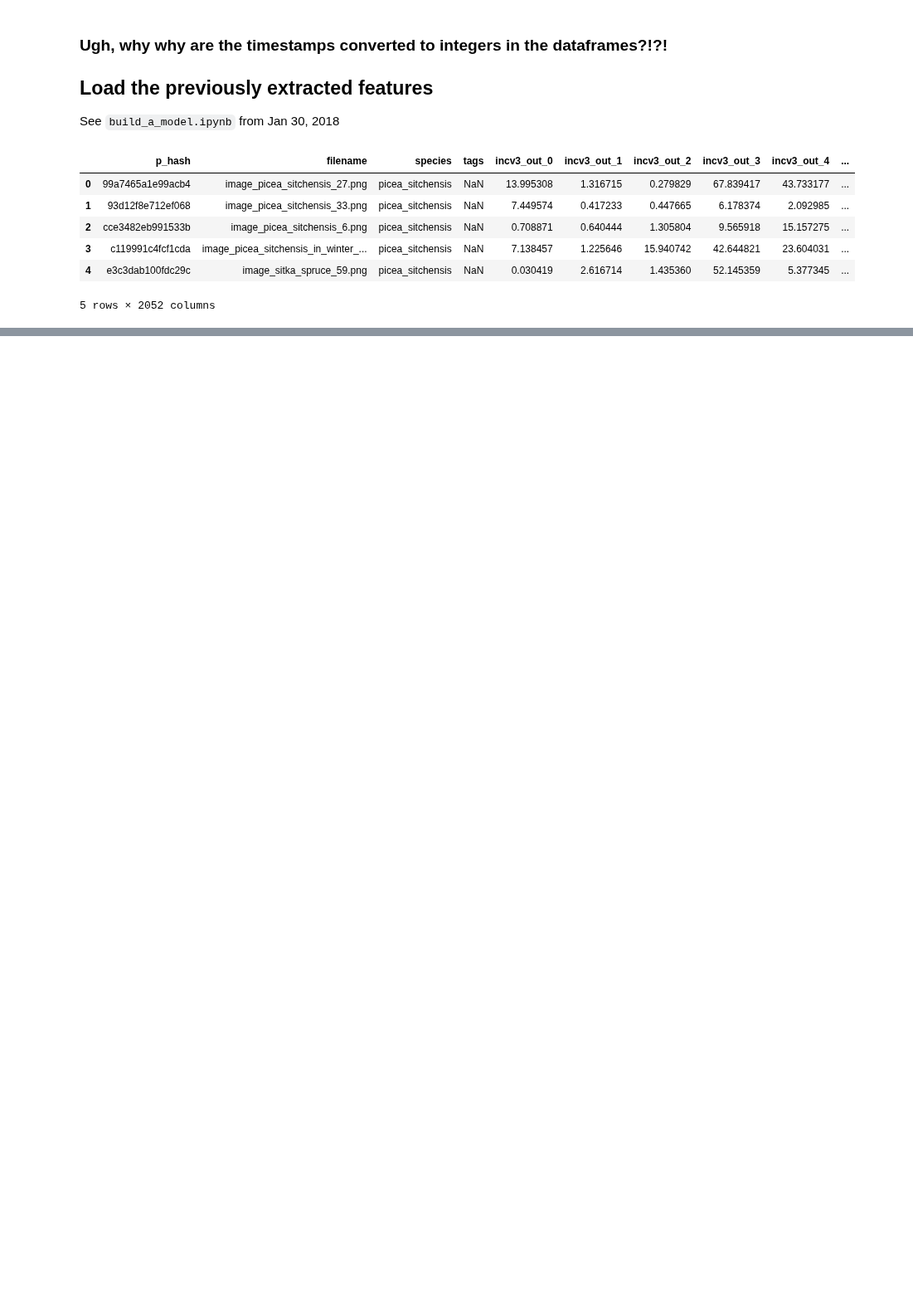
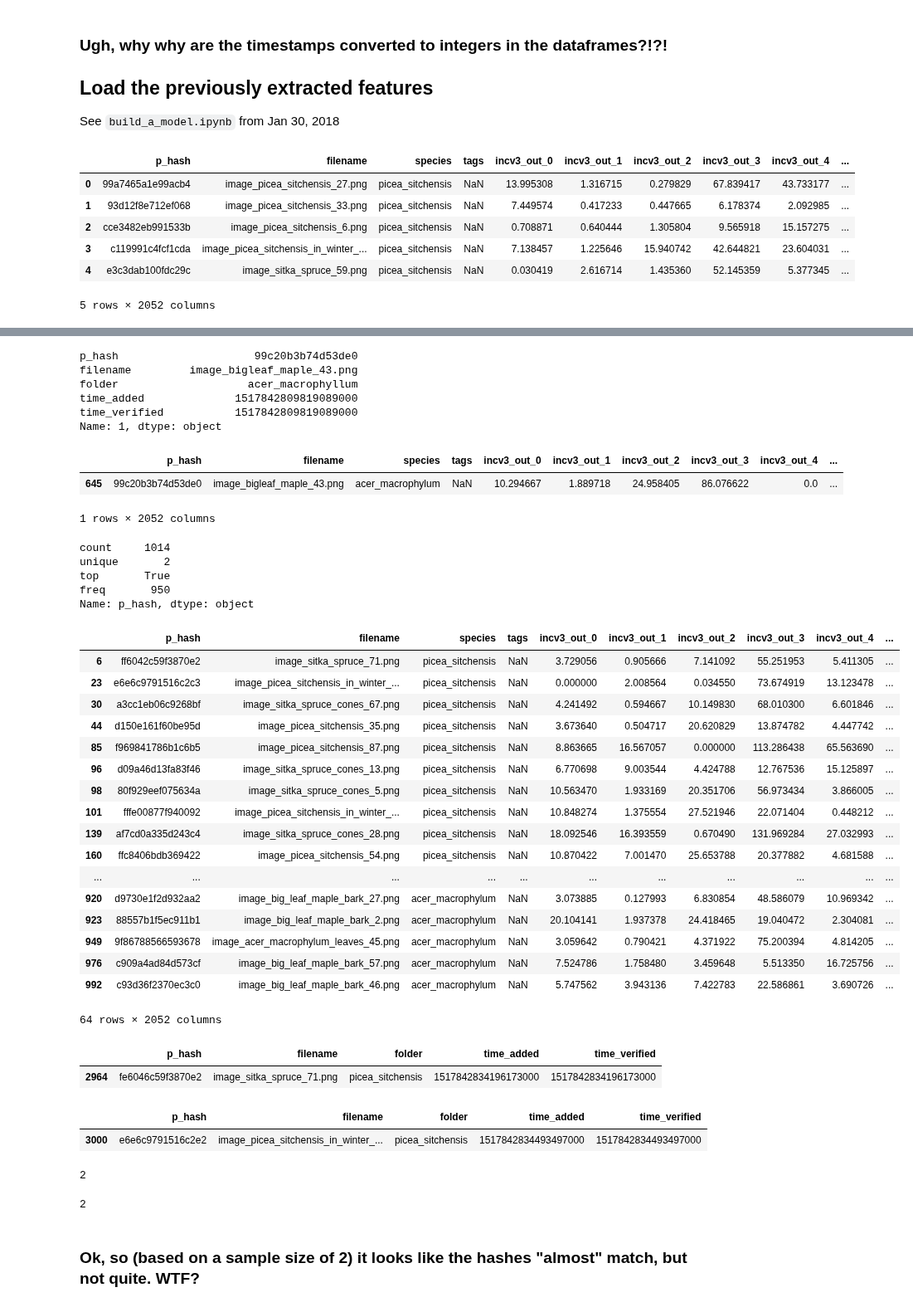
Before and after one commit to NathanielBlairStahn/tree-logic, a Jupyter notebook: notebooks_gb_3_classes/update_image_paths.ipynb, the cells around one changed output, grey strips where cells are left out. Shown at 83% size. Cells and saved outputs as stored; diff of their text form; code cells hidden in the pictures; blank space fills up the shorter version.

Commit message:
load original features df, discover that some hashes don't match - wtf?

```diff
--- a/notebooks_gb_3_classes/update_image_paths.ipynb
+++ b/notebooks_gb_3_classes/update_image_paths.ipynb
@@ -104,0 +142,3 @@ tree_features_df.head()
+# %%
+tree_features_df.loc[:,'p_hash'] = tree_features_df['p_hash'].apply(imagehash.hex_to_hash)
+tree_features_df.loc[0,'p_hash']
@@ -104,0 +198,69 @@ tree_features_df.head()
+# %%
+manager.image_df.loc[1,:] #This image should be in both dataframes
+# %% [output]
+p_hash                     99c20b3b74d53de0
+filename         image_bigleaf_maple_43.png
+folder                    acer_macrophyllum
+time_added              1517842809819089000
+time_verified           1517842809819089000
+Name: 1, dtype: object
+# %%
+tree_features_df[tree_features_df['p_hash'] == manager.image_df.loc[1,'p_hash']] #Yes, it's in both, with the same name
+# %% [output]
+|  | p_hash | filename | species | tags | incv3_out_0 | incv3_out_1 | incv3_out_2 | incv3_out_3 | incv3_out_4 | ... |
+| 645 | 99c20b3b74d53de0 | image_bigleaf_maple_43.png | acer_macrophylum | NaN | 10.294667 | 1.889718 | 24.958405 | 86.076622 | 0.0 | ... |
+1 rows × 2052 columns
+# %%
+tree_features_df['p_hash'].isin(manager.image_df['p_hash']).describe()
+#Try indexing the other way -- still only 950 matches
+# %% [output]
+count     1014
+unique       2
+top       True
+freq       950
+Name: p_hash, dtype: object
+# %%
+tree_features_df[~tree_features_df['p_hash'].isin(manager.image_df['p_hash'])] #Let's look at what's missing:
+# %% [output]
+|  | p_hash | filename | species | tags | incv3_out_0 | incv3_out_1 | incv3_out_2 | incv3_out_3 | incv3_out_4 | ... |
+| 6 | ff6042c59f3870e2 | image_sitka_spruce_71.png | picea_sitchensis | NaN | 3.729056 | 0.905666 | 7.141092 | 55.251953 | 5.411305 | ... |
+| 23 | e6e6c9791516c2c3 | image_picea_sitchensis_in_winter_... | picea_sitchensis | NaN | 0.000000 | 2.008564 | 0.034550 | 73.674919 | 13.123478 | ... |
+| 30 | a3cc1eb06c9268bf | image_sitka_spruce_cones_67.png | picea_sitchensis | NaN | 4.241492 | 0.594667 | 10.149830 | 68.010300 | 6.601846 | ... |
+| 44 | d150e161f60be95d | image_picea_sitchensis_35.png | picea_sitchensis | NaN | 3.673640 | 0.504717 | 20.620829 | 13.874782 | 4.447742 | ... |
+| 85 | f969841786b1c6b5 | image_picea_sitchensis_87.png | picea_sitchensis | NaN | 8.863665 | 16.567057 | 0.000000 | 113.286438 | 65.563690 | ... |
+| 96 | d09a46d13fa83f46 | image_sitka_spruce_cones_13.png | picea_sitchensis | NaN | 6.770698 | 9.003544 | 4.424788 | 12.767536 | 15.125897 | ... |
+| 98 | 80f929eef075634a | image_sitka_spruce_cones_5.png | picea_sitchensis | NaN | 10.563470 | 1.933169 | 20.351706 | 56.973434 | 3.866005 | ... |
+| 101 | fffe00877f940092 | image_picea_sitchensis_in_winter_... | picea_sitchensis | NaN | 10.848274 | 1.375554 | 27.521946 | 22.071404 | 0.448212 | ... |
+| 139 | af7cd0a335d243c4 | image_sitka_spruce_cones_28.png | picea_sitchensis | NaN | 18.092546 | 16.393559 | 0.670490 | 131.969284 | 27.032993 | ... |
+| 160 | ffc8406bdb369422 | image_picea_sitchensis_54.png | picea_sitchensis | NaN | 10.870422 | 7.001470 | 25.653788 | 20.377882 | 4.681588 | ... |
+| ... | ... | ... | ... | ... | ... | ... | ... | ... | ... | ... |
+| 920 | d9730e1f2d932aa2 | image_big_leaf_maple_bark_27.png | acer_macrophylum | NaN | 3.073885 | 0.127993 | 6.830854 | 48.586079 | 10.969342 | ... |
+| 923 | 88557b1f5ec911b1 | image_big_leaf_maple_bark_2.png | acer_macrophylum | NaN | 20.104141 | 1.937378 | 24.418465 | 19.040472 | 2.304081 | ... |
+| 949 | 9f86788566593678 | image_acer_macrophylum_leaves_45.png | acer_macrophylum | NaN | 3.059642 | 0.790421 | 4.371922 | 75.200394 | 4.814205 | ... |
+| 976 | c909a4ad84d573cf | image_big_leaf_maple_bark_57.png | acer_macrophylum | NaN | 7.524786 | 1.758480 | 3.459648 | 5.513350 | 16.725756 | ... |
+| 992 | c93d36f2370ec3c0 | image_big_leaf_maple_bark_46.png | acer_macrophylum | NaN | 5.747562 | 3.943136 | 7.422783 | 22.586861 | 3.690726 | ... |
+64 rows × 2052 columns
+# %%
+manager.image_df[manager.image_df['filename'] == 'image_sitka_spruce_71.png']
+#ff6042c59f3870e2 -- original hash
+#fe6046c59f3870e2 -- new hash, off by 1
+# %% [output]
+|  | p_hash | filename | folder | time_added | time_verified |
+| 2964 | fe6046c59f3870e2 | image_sitka_spruce_71.png | picea_sitchensis | 1517842834196173000 | 1517842834196173000 |
+# %%
+manager.image_df[manager.image_df['filename'] == 'image_picea_sitchensis_in_winter_11.png']
+#e6e6c9791516c2c3 -- original hash
+#e6e6c9791516c2e2 -- new hash, off by 1
+# %% [output]
+|  | p_hash | filename | folder | time_added | time_verified |
+| 3000 | e6e6c9791516c2e2 | image_picea_sitchensis_in_winter_... | picea_sitchensis | 1517842834493497000 | 1517842834493497000 |
+# %%
+imagehash.hex_to_hash('ff6042c59f3870e2') - imagehash.hex_to_hash('fe6046c59f3870e2')
+# %% [output]
+2
+# %%
+imagehash.hex_to_hash('e6e6c9791516c2c3') - imagehash.hex_to_hash('e6e6c9791516c2e2')
+# %% [output]
+2
+# %% [markdown]
+### Ok, so (based on a sample size of 2) it looks like the hashes "almost" match, but not quite. WTF?
```
Also changed, not shown: parts of 13 cells of this notebook.
